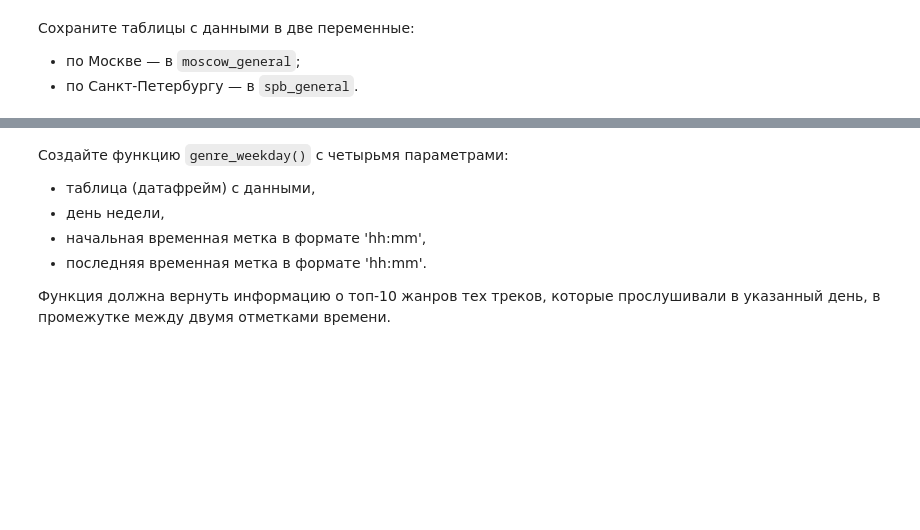
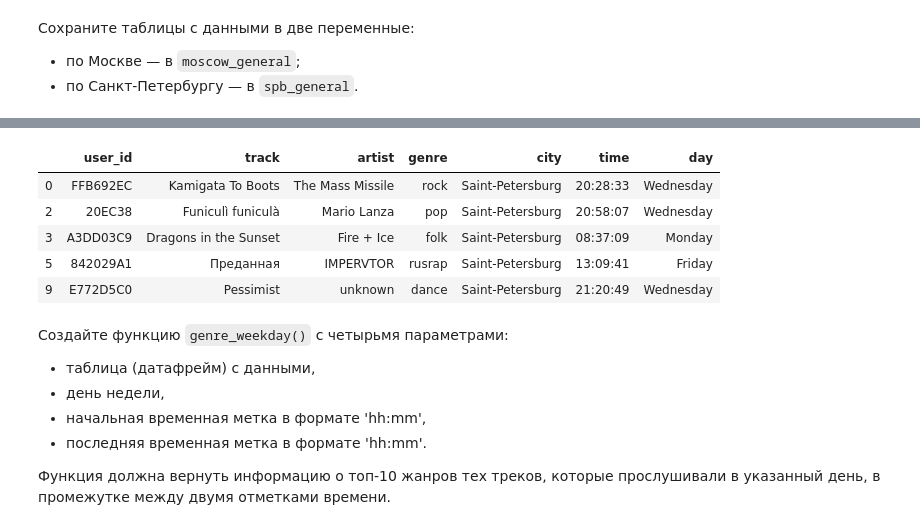
Before and after one commit to arigatory/ds_finals, a Jupyter notebook: sprint1/19d1e770-027a-4013-898f-de09405aebce.ipynb, the cells around one changed output, grey strips where cells are left out. Cells and saved outputs as stored; diff of their text form; code cells hidden in the pictures; blank space fills up the shorter version.

```diff
--- a/sprint1/19d1e770-027a-4013-898f-de09405aebce.ipynb
+++ b/sprint1/19d1e770-027a-4013-898f-de09405aebce.ipynb
@@ -389,6 +444,15 @@ array(['acid', 'acoustic', 'action', 'adult', 'africa', 'afrikaans',
 # %%
 # получение таблицы spb_general из тех строк таблицы df,
 # для которых значение в столбце 'city' равно 'Saint-Petersburg'
+spb_general = df[df['city'] == 'Saint-Petersburg']
+spb_general.head(5)
+# %% [output]
+|  | user_id | track | artist | genre | city | time | day |
+| 0 | FFB692EC | Kamigata To Boots | The Mass Missile | rock | Saint-Petersburg | 20:28:33 | Wednesday |
+| 2 | 20EC38 | Funiculì funiculà | Mario Lanza | pop | Saint-Petersburg | 20:58:07 | Wednesday |
+| 3 | A3DD03C9 | Dragons in the Sunset | Fire + Ice | folk | Saint-Petersburg | 08:37:09 | Monday |
+| 5 | 842029A1 | Преданная | IMPERVTOR | rusrap | Saint-Petersburg | 13:09:41 | Friday |
+| 9 | E772D5C0 | Pessimist | unknown | dance | Saint-Petersburg | 21:20:49 | Wednesday |
 # %% [markdown]
 Создайте функцию `genre_weekday()` с четырьмя параметрами:
 * таблица (датафрейм) с данными,
```
Also changed, not shown: parts of 21 cells of this notebook, 1 other file.
